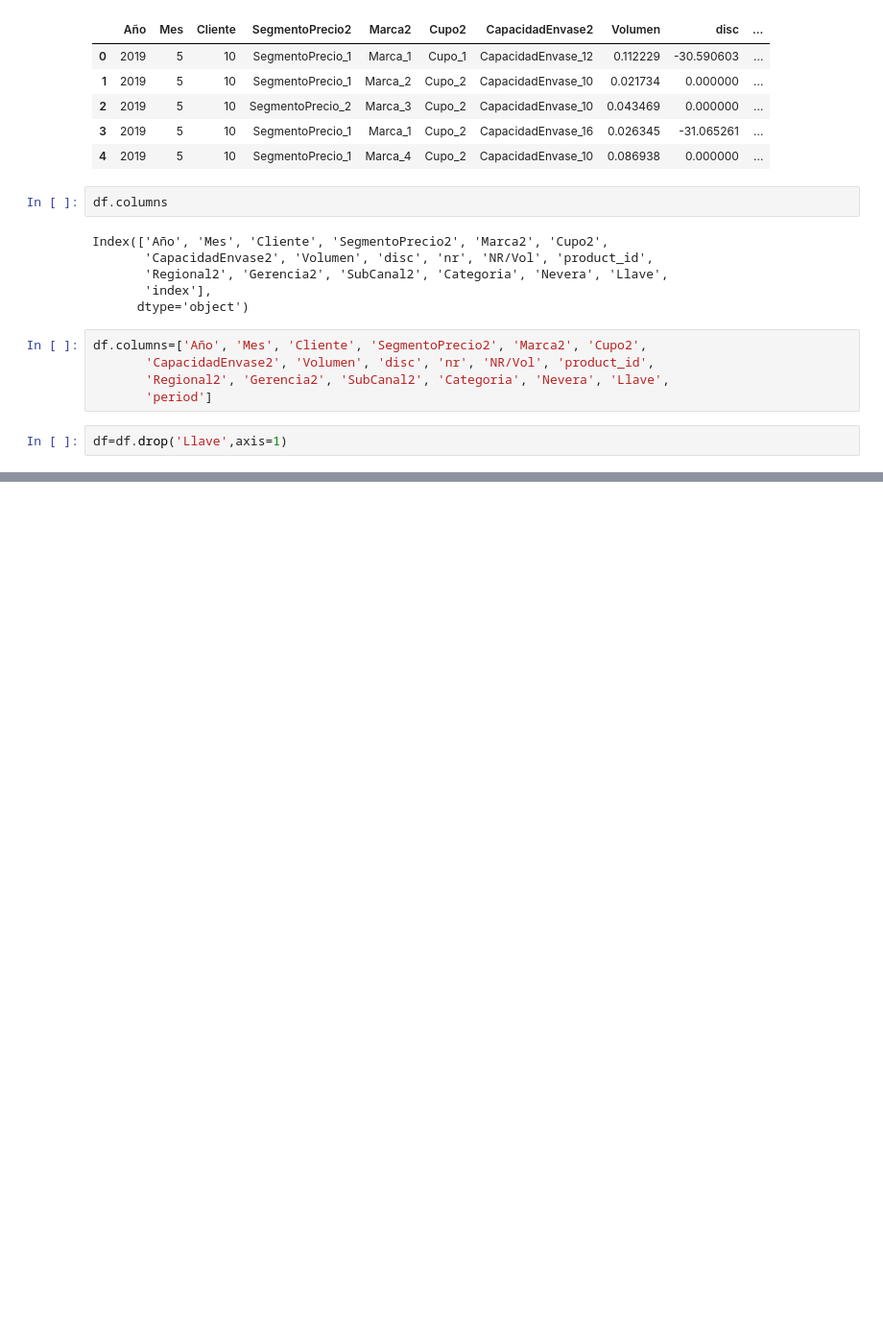
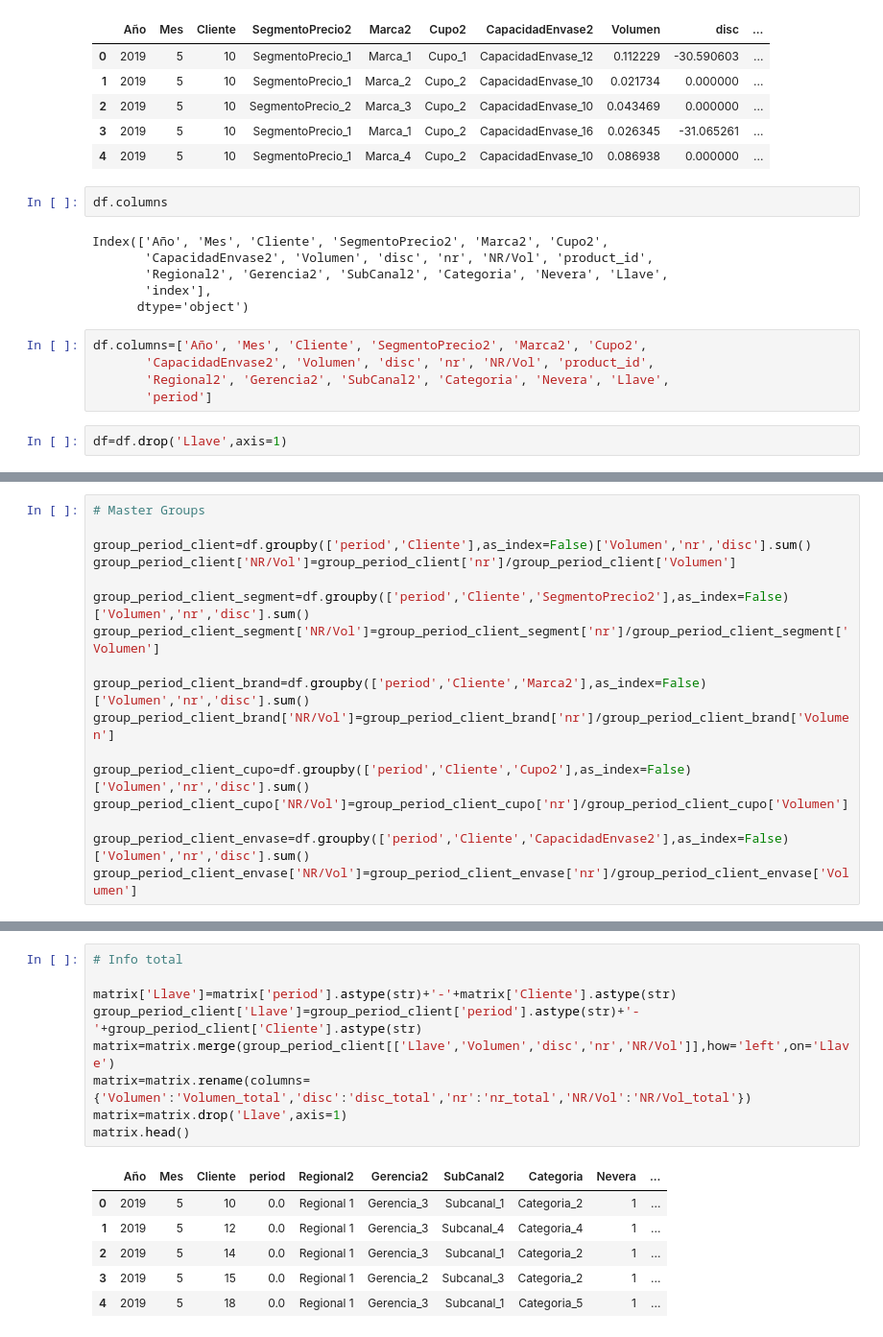
Before and after one commit to sebashc3712/Hackators_Bavaria, a Jupyter notebook: Brand_Expansion_V2.ipynb, the cells around one changed output, grey strips where cells are left out. Shown at 96% size. Saved outputs shown, nothing was run; the diff lists cells and outputs as text; blank space fills up the shorter version.

```diff
--- a/Brand_Expansion_V2.ipynb
+++ b/Brand_Expansion_V2.ipynb
@@ -384,0 +359,17 @@ cliente_df.head()
+# %%
+# Master Groups
+
+group_period_client=df.groupby(['period','Cliente'],as_index=False)['Volumen','nr','disc'].sum()
+group_period_client['NR/Vol']=group_period_client['nr']/group_period_client['Volumen']
+
+group_period_client_segment=df.groupby(['period','Cliente','SegmentoPrecio2'],as_index=False)['Volumen','nr','disc'].sum()
+group_period_client_segment['NR/Vol']=group_period_client_segment['nr']/group_period_client_segment['Volumen']
+
+group_period_client_brand=df.groupby(['period','Cliente','Marca2'],as_index=False)['Volumen','nr','disc'].sum()
+group_period_client_brand['NR/Vol']=group_period_client_brand['nr']/group_period_client_brand['Volumen']
+
+group_period_client_cupo=df.groupby(['period','Cliente','Cupo2'],as_index=False)['Volumen','nr','disc'].sum()
+group_period_client_cupo['NR/Vol']=group_period_client_cupo['nr']/group_period_client_cupo['Volumen']
+
+group_period_client_envase=df.groupby(['period','Cliente','CapacidadEnvase2'],as_index=False)['Volumen','nr','disc'].sum()
+group_period_client_envase['NR/Vol']=group_period_client_envase['nr']/group_period_client_envase['Volumen']
@@ -384,0 +413,16 @@ cliente_df.head()
+# %%
+# Info total
+
+matrix['Llave']=matrix['period'].astype(str)+'-'+matrix['Cliente'].astype(str)
+group_period_client['Llave']=group_period_client['period'].astype(str)+'-'+group_period_client['Cliente'].astype(str)
+matrix=matrix.merge(group_period_client[['Llave','Volumen','disc','nr','NR/Vol']],how='left',on='Llave')
+matrix=matrix.rename(columns={'Volumen':'Volumen_total','disc':'disc_total','nr':'nr_total','NR/Vol':'NR/Vol_total'})
+matrix=matrix.drop('Llave',axis=1)
+matrix.head()
+# %% [output]
+|  | Año | Mes | Cliente | period | Regional2 | Gerencia2 | SubCanal2 | Categoria | Nevera | ... |
+| 0 | 2019 | 5 | 10 | 0.0 | Regional 1 | Gerencia_3 | Subcanal_1 | Categoria_2 | 1 | ... |
+| 1 | 2019 | 5 | 12 | 0.0 | Regional 1 | Gerencia_3 | Subcanal_4 | Categoria_4 | 1 | ... |
+| 2 | 2019 | 5 | 14 | 0.0 | Regional 1 | Gerencia_3 | Subcanal_1 | Categoria_2 | 1 | ... |
+| 3 | 2019 | 5 | 15 | 0.0 | Regional 1 | Gerencia_2 | Subcanal_3 | Categoria_2 | 1 | ... |
+| 4 | 2019 | 5 | 18 | 0.0 | Regional 1 | Gerencia_3 | Subcanal_1 | Categoria_5 | 1 | ... |
```
Also changed, not shown: parts of 13 cells of this notebook.
